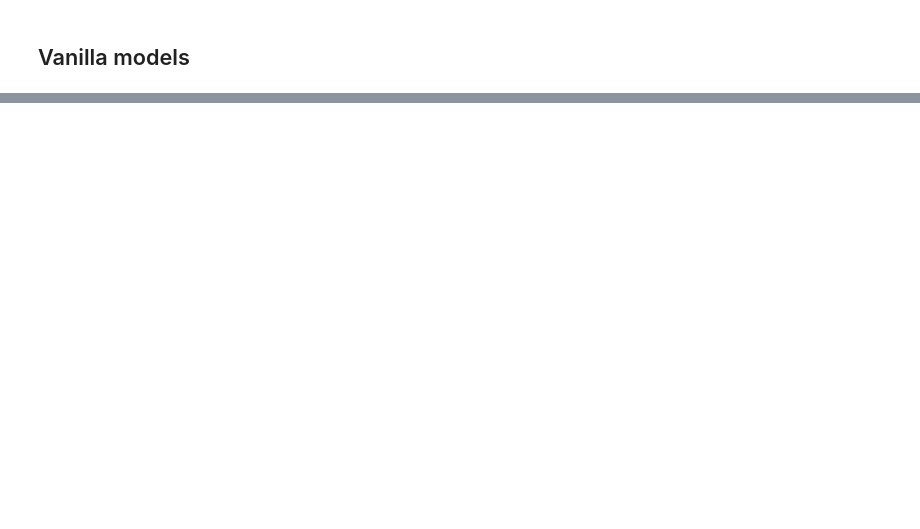
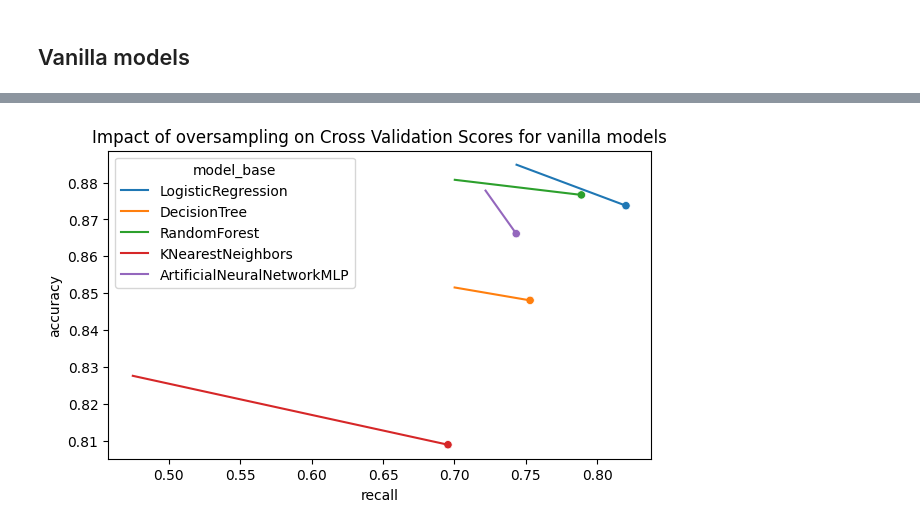
Before and after one commit to AlexanderBusa/ProgettoTeam2, a Jupyter notebook: meta_model.ipynb, the cells around one changed output, grey strips where cells are left out. Drawn from its saved outputs; the diff is of its cells as text; code cells hidden in the pictures; blank space fills up the shorter version.

```diff
--- a/meta_model.ipynb
+++ b/meta_model.ipynb
@@ -325,0 +339,15 @@ cv_vanilla
+# %%
+from imblearn.pipeline import Pipeline, make_pipeline
+
+cat_features = [c for c in X_train_ if X_train_[c].nunique() < 5]
+smote_nc =  SMOTENC(categorical_features=cat_features, sampling_strategy=1.0, random_state=42)
+# %%
+cv_vanilla_smote = []
+for modelname in models_vanilla:
+    model = models_vanilla[modelname]
+    X_ = X_train_scaled.copy()
+    y_ = y_train_
+    imba_pipeline = make_pipeline(smote_nc, model)
+    cv_vanilla_smote.append(cv_accuracy_recall(X_,y_, imba_pipeline, modelname + "_smote"))
+cv_vanilla_smote = pd.DataFrame(cv_vanilla_smote)
+cv_vanilla_smote
@@ -325,0 +361,3 @@ cv_vanilla
+# %%
+all_cv = pd.concat([cv_vanilla,cv_vanilla_smote])
+all_cv
@@ -325,0 +376,6 @@ cv_vanilla
+# %%
+def firstme(word):
+    return word.split("_")[0]
+
+all_cv["model_base"] = all_cv["model"].apply(firstme)
+all_cv
@@ -325,0 +394,8 @@ cv_vanilla
+# %%
+plt.figure(figsize = (7,4))
+sns.lineplot(data = all_cv, x= "recall", y="accuracy",hue = "model_base")
+sns.scatterplot(data=cv_vanilla_smote, x = "recall", y= "accuracy", hue = "model", legend = False)
+plt.title("Impact of oversampling on Cross Validation Scores for vanilla models")
+plt.show()
+# %% [output]
+[figure, added]
```
Also changed, not shown: parts of 25 cells of this notebook.
